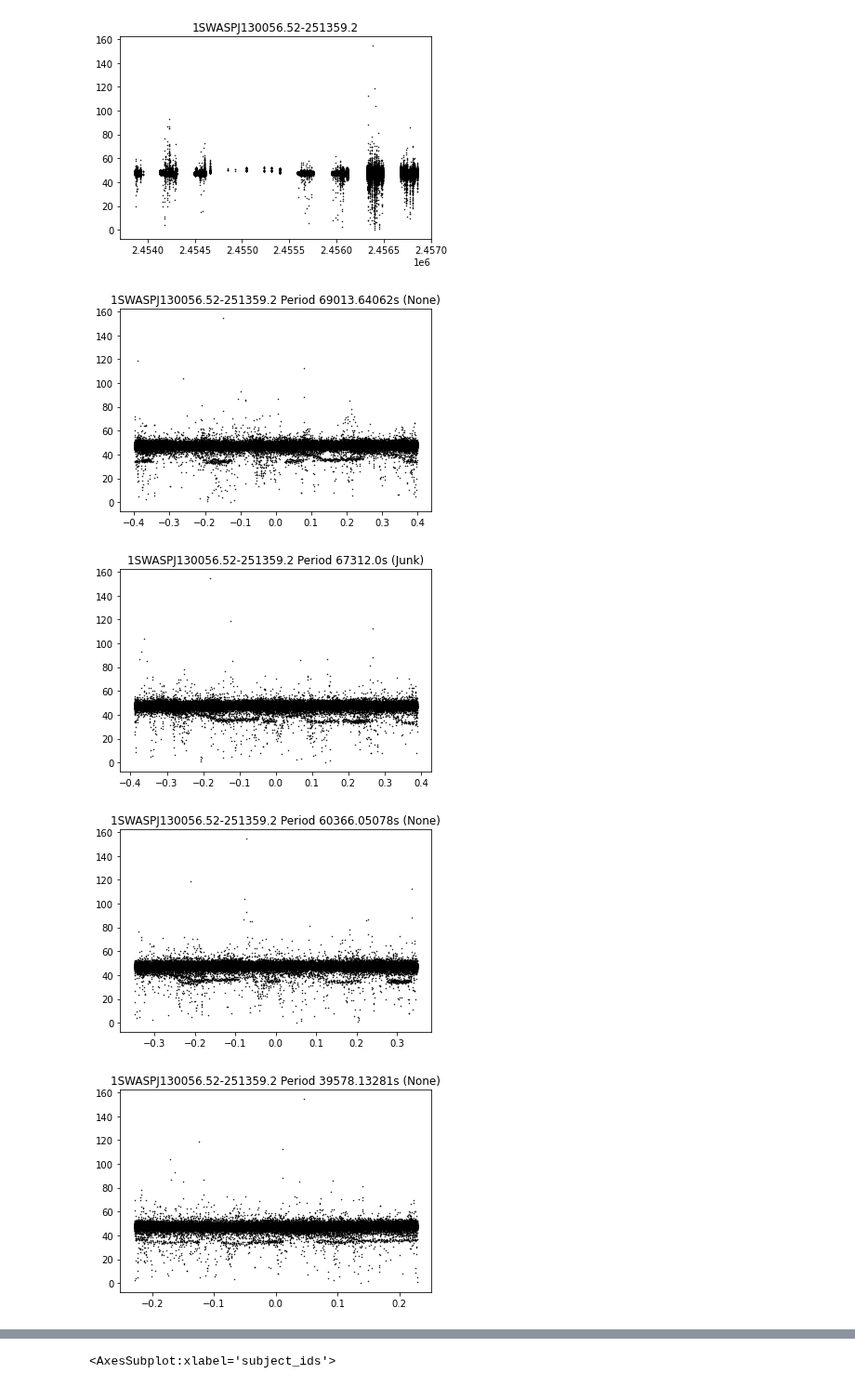
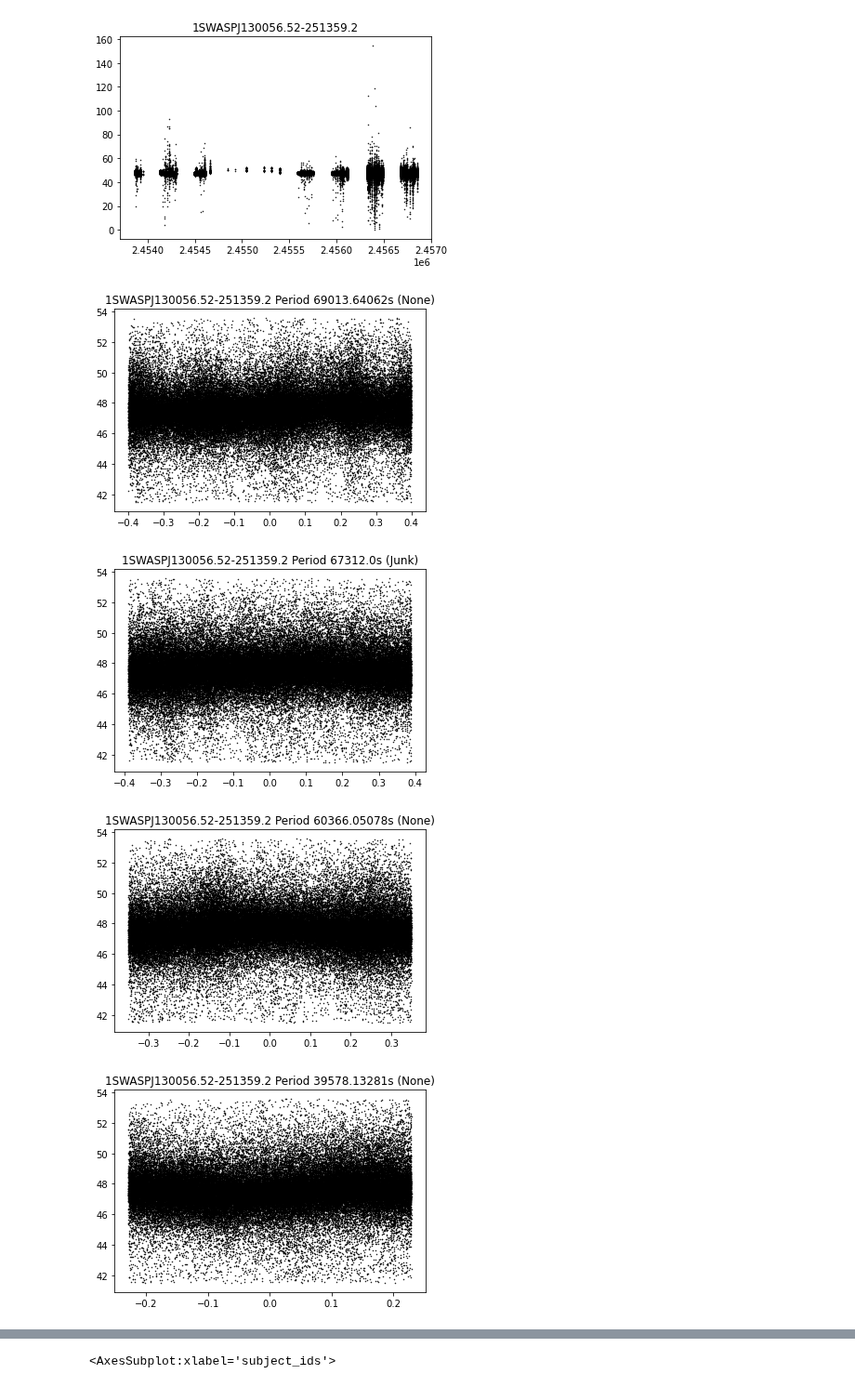
Before and after one commit to adammcmaster/superwasp-tools, a Jupyter notebook: display_siblings.ipynb, the cells around one changed output, grey strips where cells are left out. Shown at 93% size. Cells and saved outputs as stored; diff of their text form; code cells hidden in the pictures.

Commit message:
Combine plot methods and add clipping

```diff
--- a/display_siblings.ipynb
+++ b/display_siblings.ipynb
@@ -18,12 +18,12 @@ sib.plot()
 # %% [output]
 [figure]
 # %%
-sib.plot_folded()
+sib.plot_folded(clip=True)
 # %% [output]
-[figure, old version]
+[figure, new version]
-[figure, old version]
+[figure, new version]
-[figure, old version]
+[figure, new version]
-[figure, old version]
+[figure, new version]
 # %%
 sib.display_lightcurves()
 # %% [output]
```
Also changed, not shown: 2 other files.
